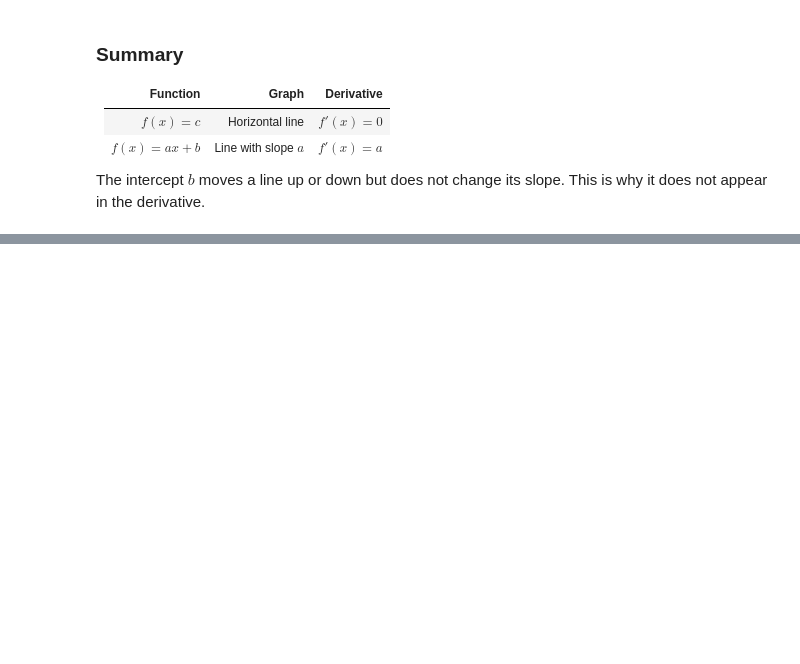
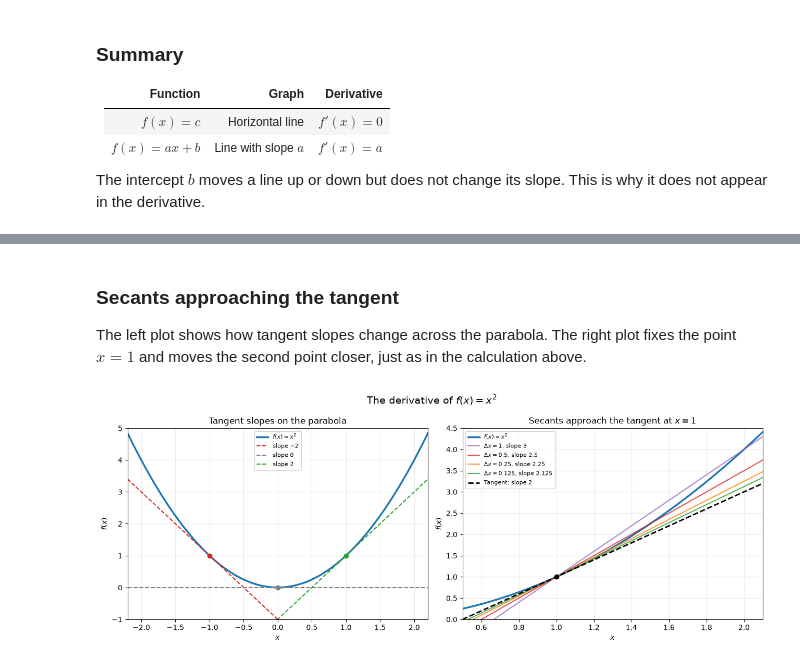
Before and after one commit to majorgilles/mathematics-for-machine-learning-and-data-science, a Jupyter notebook: weeks/c2_w1/01_derivatives_and_optimization.ipynb, the cells around one changed output, grey strips where cells are left out. Cells and saved outputs as stored; diff of their text form; code cells hidden in the pictures; blank space fills up the shorter version.

```diff
--- a/weeks/c2_w1/01_derivatives_and_optimization.ipynb
+++ b/weeks/c2_w1/01_derivatives_and_optimization.ipynb
@@ -919,0 +971,67 @@ The intercept $b$ moves a line up or down but does not change its slope. This is
+# %% [markdown]
+### Secants approaching the tangent
+
+The left plot shows how tangent slopes change across the parabola. The right plot fixes the point $x=1$ and moves the second point closer, just as in the calculation above.
+# %%
+quadratic_inputs: np.ndarray = np.linspace(-2.2, 2.2, 400)
+quadratic_outputs: np.ndarray = quadratic_inputs**2
+
+fig, axes = plt.subplots(1, 2, figsize=(13, 5))
+
+axes[0].plot(quadratic_inputs, quadratic_outputs, color="tab:blue", linewidth=2.5,
+             label="$f(x)=x^2$")
+tangent_points: list[tuple[float, str]] = [
+    (-1.0, "slope $-2$"),
+    (0.0, "slope $0$"),
+    (1.0, "slope $2$"),
+]
+tangent_colors: list[str] = ["tab:red", "gray", "tab:green"]
+for (point, label), color in zip(tangent_points, tangent_colors, strict=True):
+    tangent_slope: float = 2.0 * point
+    tangent_outputs: np.ndarray = point**2 + tangent_slope * (quadratic_inputs - point)
+    axes[0].plot(quadratic_inputs, tangent_outputs, color=color, linestyle="--", label=label)
+    axes[0].scatter([point], [point**2], color=color, zorder=3)
+axes[0].set(
+    xlabel="$x$",
+    ylabel="$f(x)$",
+    title="Tangent slopes on the parabola",
+    xlim=(-2.2, 2.2),
+    ylim=(-1, 5),
+)
+axes[0].grid(alpha=0.25)
+axes[0].legend(fontsize=8)
+
+focus_inputs: np.ndarray = np.linspace(0.5, 2.1, 300)
+axes[1].plot(focus_inputs, focus_inputs**2, color="tab:blue", linewidth=2.5,
+             label="$f(x)=x^2$")
+base_input: float = 1.0
+base_output: float = 1.0
+secant_intervals: list[float] = [1.0, 0.5, 0.25, 0.125]
+secant_colors: list[str] = ["tab:purple", "tab:red", "tab:orange", "tab:green"]
+for interval, color in zip(secant_intervals, secant_colors, strict=True):
+    second_input: float = base_input + interval
+    second_output: float = second_input**2
+    secant_slope: float = (second_output - base_output) / interval
+    secant_outputs: np.ndarray = base_output + secant_slope * (focus_inputs - base_input)
+    axes[1].plot(focus_inputs, secant_outputs, color=color, alpha=0.8,
+                 label=rf"$\Delta x={interval:g}$, slope ${secant_slope:g}$")
+
+exact_tangent_outputs: np.ndarray = base_output + 2.0 * (focus_inputs - base_input)
+axes[1].plot(focus_inputs, exact_tangent_outputs, color="black", linestyle="--", linewidth=2,
+             label="Tangent: slope $2$")
+axes[1].scatter([base_input], [base_output], color="black", zorder=4)
+axes[1].set(
+    xlabel="$x$",
+    ylabel="$f(x)$",
+    title="Secants approach the tangent at $x=1$",
+    xlim=(0.5, 2.1),
+    ylim=(0, 4.5),
+)
+axes[1].grid(alpha=0.25)
+axes[1].legend(fontsize=8)
+
+fig.suptitle("The derivative of $f(x)=x^2$", fontsize=14)
+fig.tight_layout()
+plt.show()
+# %% [output]
+[figure, added]
```
Also changed, not shown: parts of 5 cells of this notebook.
